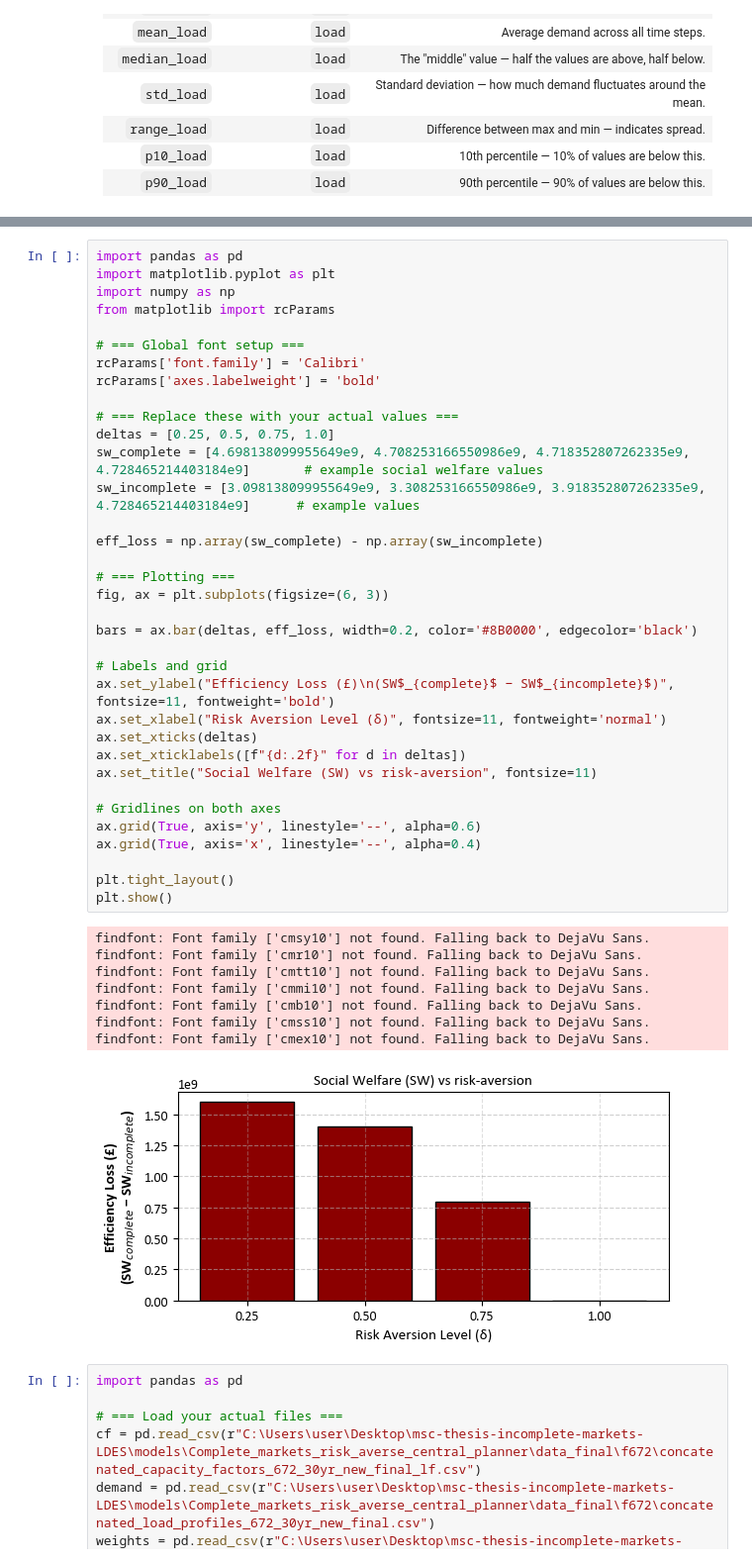
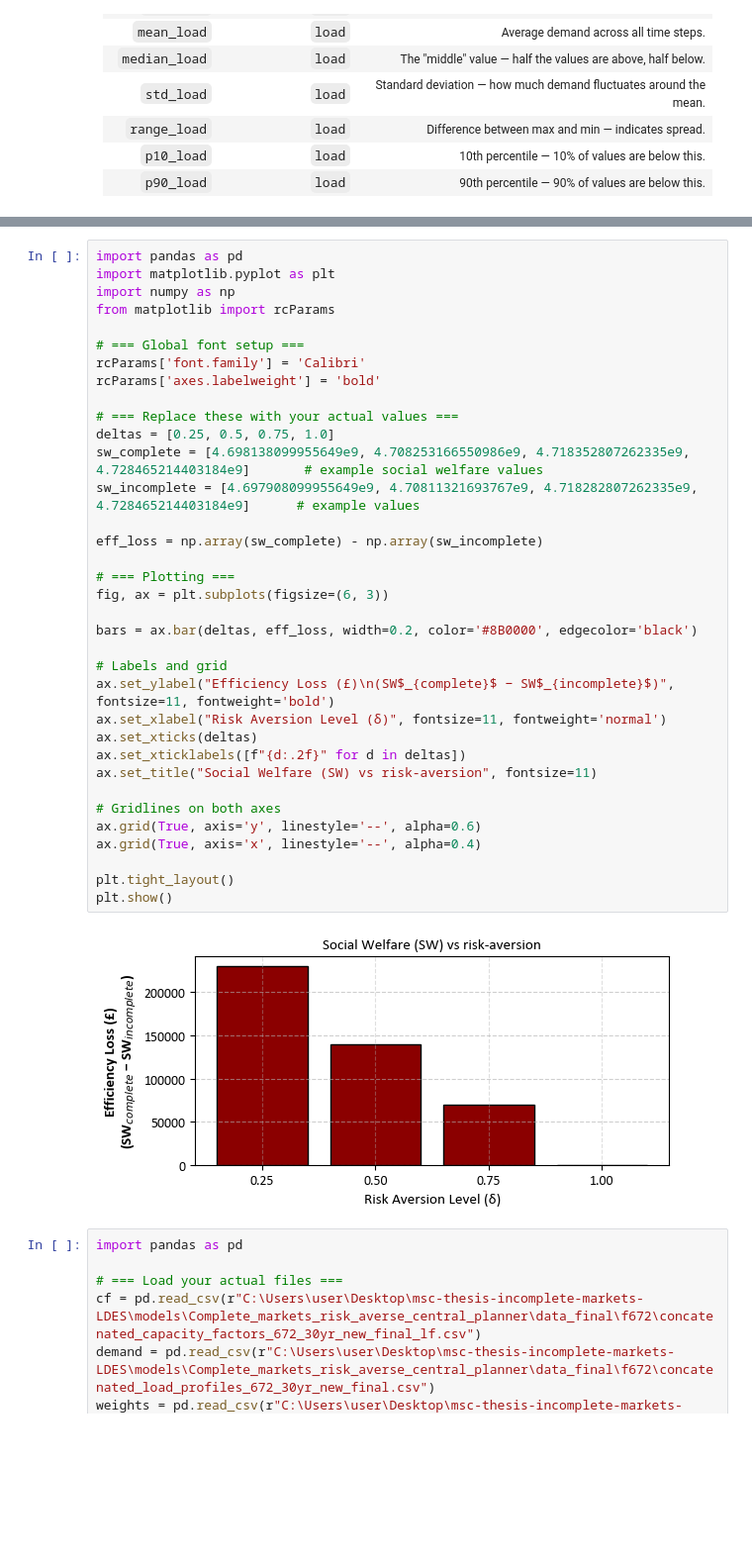
Before and after one commit to Andreas-Makrides-ICL/msc-thesis-incomplete-markets-LDES, a Jupyter notebook: models/Comparison_central_planner_ADMM/plotting_results.ipynb, the cells around one changed output, grey strips where cells are left out. Shown at 99% size. Drawn from its saved outputs; the diff is of its cells as text; blank space fills up the shorter version.

```diff
--- a/models/Comparison_central_planner_ADMM/plotting_results.ipynb
+++ b/models/Comparison_central_planner_ADMM/plotting_results.ipynb
@@ -468,42 +960,35 @@ from matplotlib import rcParams
 
 # === Global font setup ===
 rcParams['font.family'] = 'Calibri'
 rcParams['axes.labelweight'] = 'bold'
 
 # === Replace these with your actual values ===
 deltas = [0.25, 0.5, 0.75, 1.0]
 sw_complete = [4.698138099955649e9, 4.708253166550986e9, 4.718352807262335e9, 4.728465214403184e9]       # example social welfare values
-sw_incomplete = [3.098138099955649e9, 3.308253166550986e9, 3.918352807262335e9, 4.728465214403184e9]      # example values
+sw_incomplete = [4.697908099955649e9, 4.70811321693767e9, 4.718282807262335e9, 4.728465214403184e9]      # example values
 
 eff_loss = np.array(sw_complete) - np.array(sw_incomplete)
 
 # === Plotting ===
 fig, ax = plt.subplots(figsize=(6, 3))
 
 bars = ax.bar(deltas, eff_loss, width=0.2, color='#8B0000', edgecolor='black')
 
 # Labels and grid
 ax.set_ylabel("Efficiency Loss (£)\n(SW$_{complete}$ − SW$_{incomplete}$)", fontsize=11, fontweight='bold')
 ax.set_xlabel("Risk Aversion Level (δ)", fontsize=11, fontweight='normal')
 ax.set_xticks(deltas)
 ax.set_xticklabels([f"{d:.2f}" for d in deltas])
 ax.set_title("Social Welfare (SW) vs risk-aversion", fontsize=11)
 
 # Gridlines on both axes
 ax.grid(True, axis='y', linestyle='--', alpha=0.6)
 ax.grid(True, axis='x', linestyle='--', alpha=0.4)
 
 plt.tight_layout()
 plt.show()
 # %% [output]
-findfont: Font family ['cmsy10'] not found. Falling back to DejaVu Sans.
-findfont: Font family ['cmr10'] not found. Falling back to DejaVu Sans.
-findfont: Font family ['cmtt10'] not found. Falling back to DejaVu Sans.
-findfont: Font family ['cmmi10'] not found. Falling back to DejaVu Sans.
-findfont: Font family ['cmb10'] not found. Falling back to DejaVu Sans.
-findfont: Font family ['cmss10'] not found. Falling back to DejaVu Sans.
-findfont: Font family ['cmex10'] not found. Falling back to DejaVu Sans.
-[figure, old version]
+[figure, new version]
 # %%
 import pandas as pd
 
```
Also changed, not shown: parts of 5 cells of this notebook.
